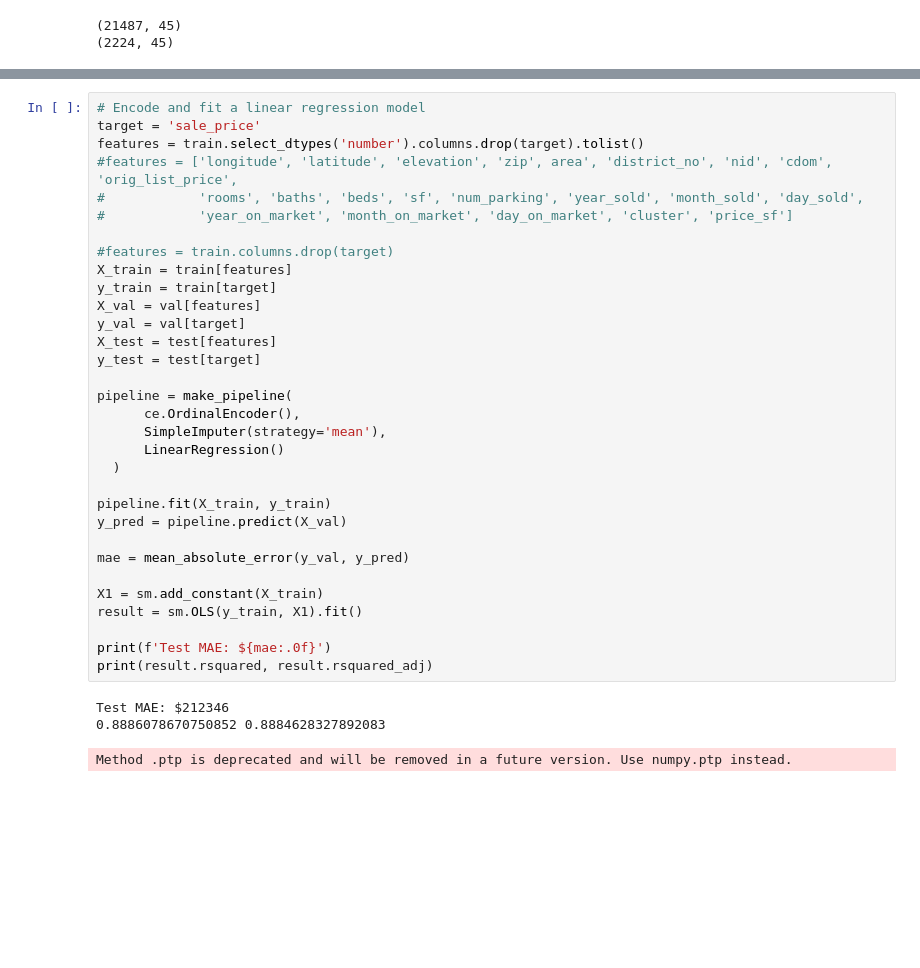
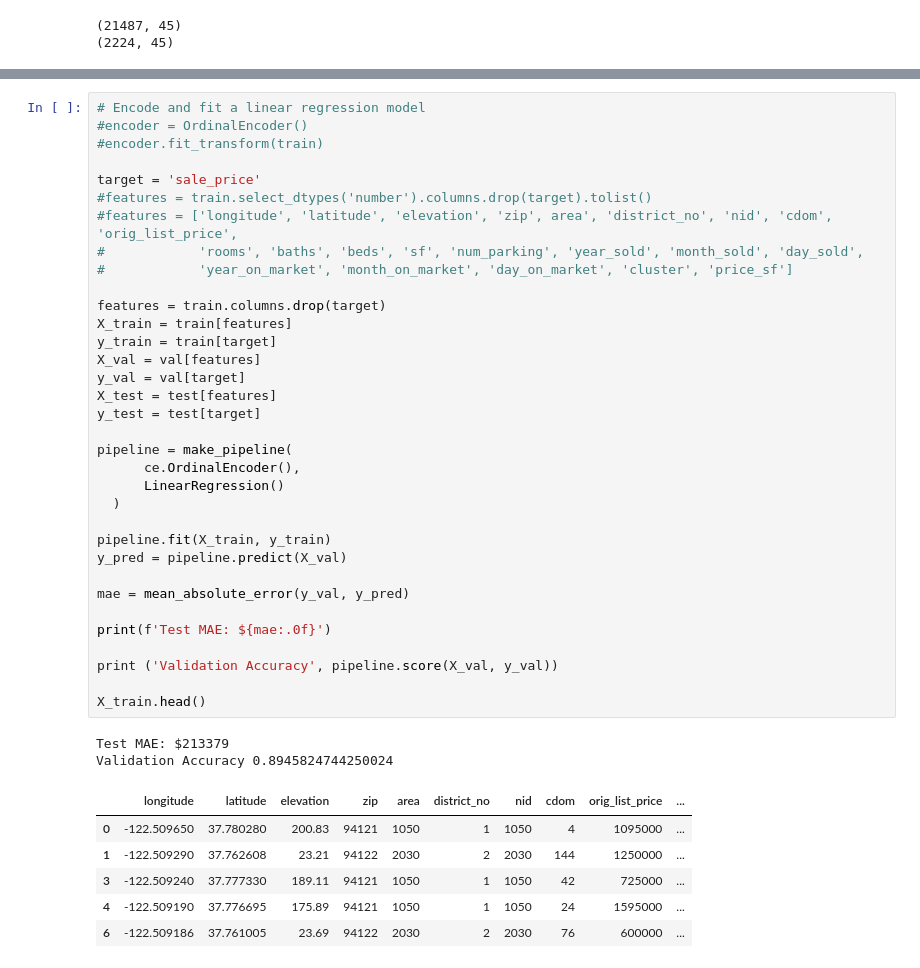
Before and after one commit to JimKing100/Jestimate, a Jupyter notebook: Main.ipynb, the cells around one changed output, grey strips where cells are left out. Saved outputs shown, nothing was run; the diff lists cells and outputs as text; blank space fills up the shorter version.

```diff
--- a/Main.ipynb
+++ b/Main.ipynb
@@ -266,37 +268,44 @@ price_sf           float64
 dtype: object
 # %%
 # Encode and fit a linear regression model
+#encoder = OrdinalEncoder()
+#encoder.fit_transform(train)
+
 target = 'sale_price'
-features = train.select_dtypes('number').columns.drop(target).tolist()
+#features = train.select_dtypes('number').columns.drop(target).tolist()
 #features = ['longitude', 'latitude', 'elevation', 'zip', area', 'district_no', 'nid', 'cdom', 'orig_list_price',
 #            'rooms', 'baths', 'beds', 'sf', 'num_parking', 'year_sold', 'month_sold', 'day_sold',
 #            'year_on_market', 'month_on_market', 'day_on_market', 'cluster', 'price_sf']
 
-#features = train.columns.drop(target)
+features = train.columns.drop(target)
 X_train = train[features]
 y_train = train[target]
 X_val = val[features]
 y_val = val[target]
 X_test = test[features]
 y_test = test[target]
 
 pipeline = make_pipeline(
       ce.OrdinalEncoder(),
-      SimpleImputer(strategy='mean'),
       LinearRegression()
   )
 
 pipeline.fit(X_train, y_train)
 y_pred = pipeline.predict(X_val)
 
 mae = mean_absolute_error(y_val, y_pred)
 
-X1 = sm.add_constant(X_train)
-result = sm.OLS(y_train, X1).fit()
+print(f'Test MAE: ${mae:.0f}')
 
-print(f'Test MAE: ${mae:.0f}')
-print(result.rsquared, result.rsquared_adj)
+print ('Validation Accuracy', pipeline.score(X_val, y_val))
+
+X_train.head()
 # %% [output]
-Test MAE: $212346
-0.8886078670750852 0.8884628327892083
+Test MAE: $213379
+Validation Accuracy 0.8945824744250024
-Method .ptp is deprecated and will be removed in a future version. Use numpy.ptp instead.
+|  | longitude | latitude | elevation | zip | area | district_no | nid | cdom | orig_list_price | ... |
+| 0 | -122.509650 | 37.780280 | 200.83 | 94121 | 1050 | 1 | 1050 | 4 | 1095000 | ... |
+| 1 | -122.509290 | 37.762608 | 23.21 | 94122 | 2030 | 2 | 2030 | 144 | 1250000 | ... |
+| 3 | -122.509240 | 37.777330 | 189.11 | 94121 | 1050 | 1 | 1050 | 42 | 725000 | ... |
+| 4 | -122.509190 | 37.776695 | 175.89 | 94121 | 1050 | 1 | 1050 | 24 | 1595000 | ... |
+| 6 | -122.509186 | 37.761005 | 23.69 | 94122 | 2030 | 2 | 2030 | 76 | 600000 | ... |
```
Also changed, not shown: parts of 6 cells of this notebook.
